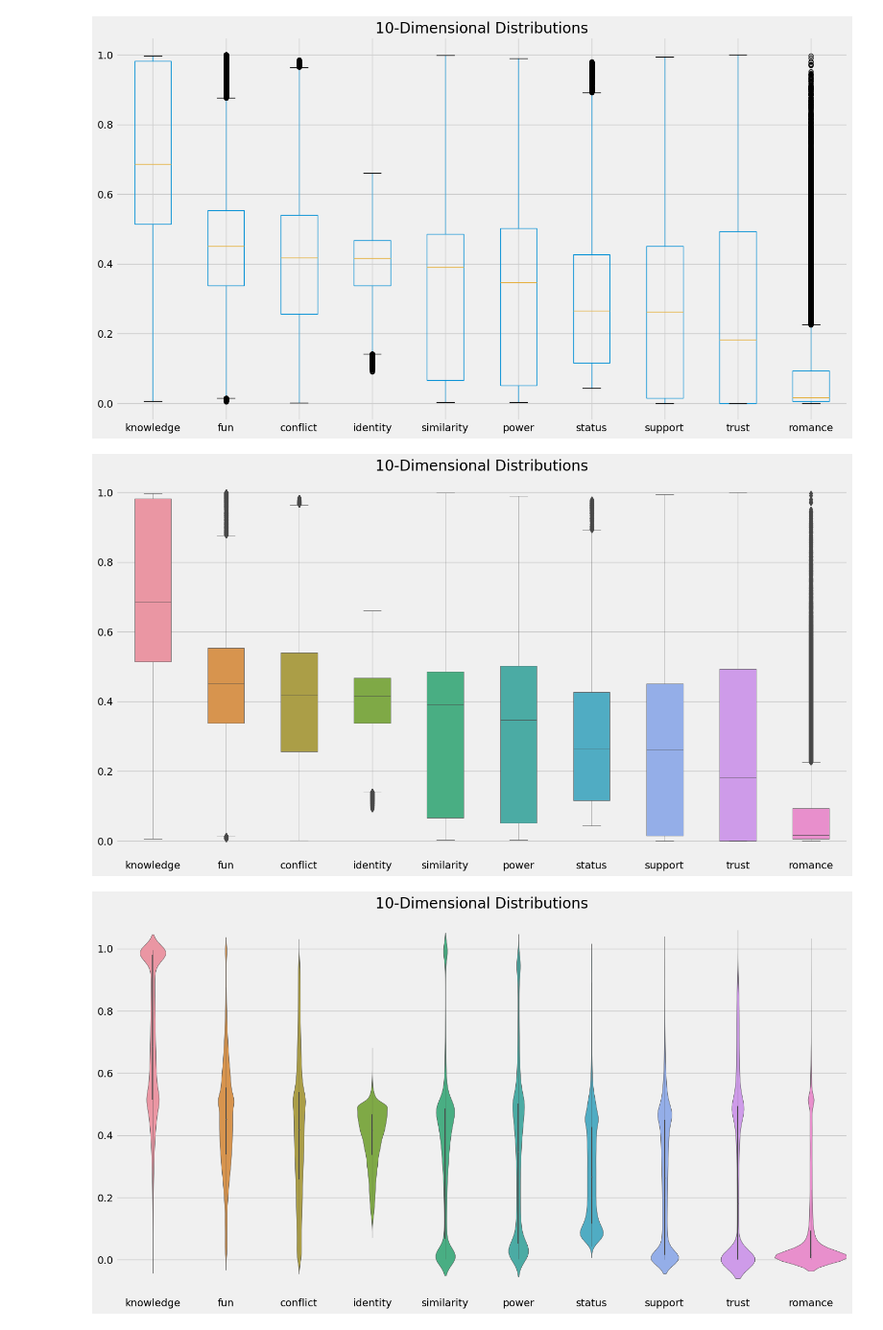
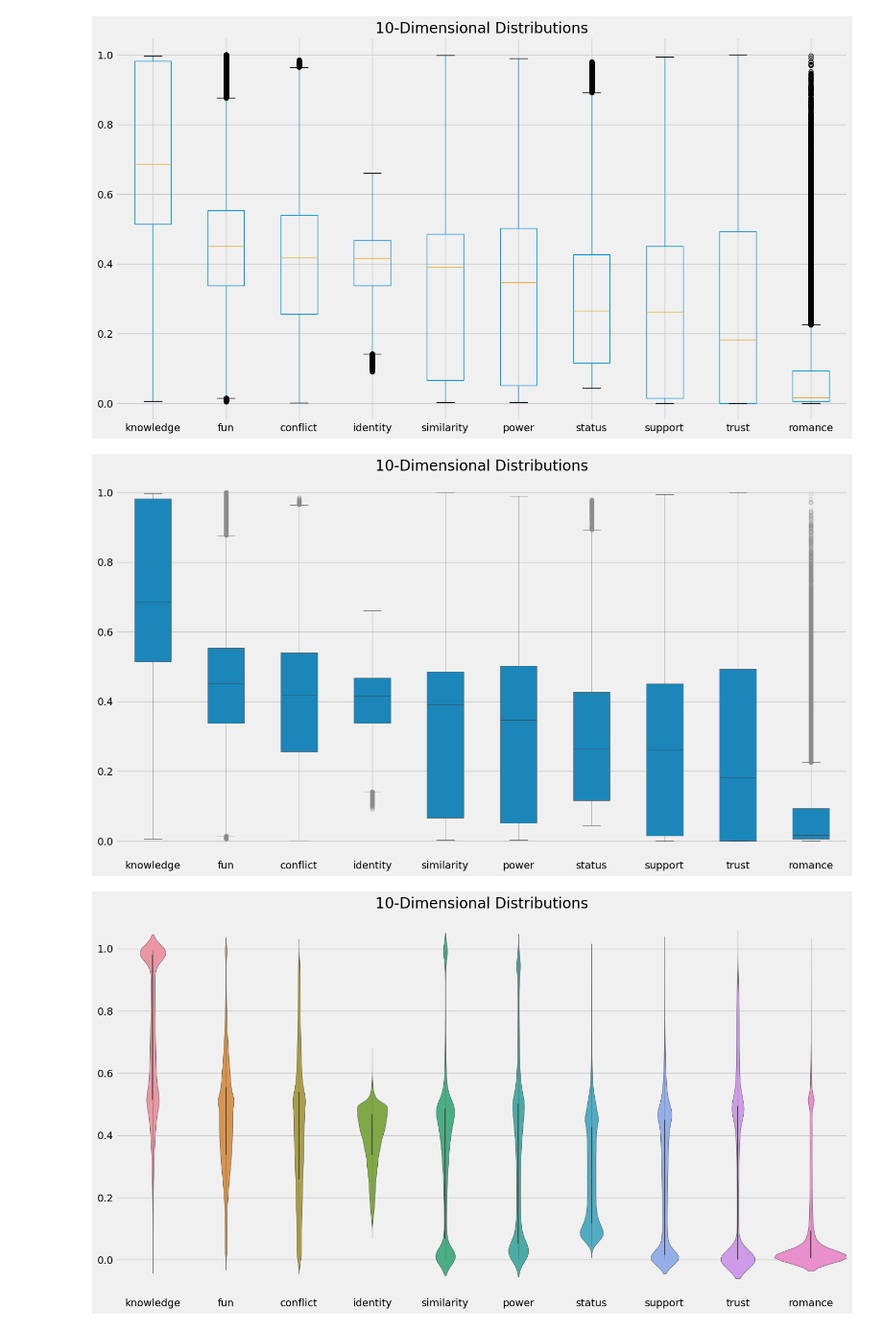
Before and after one commit to DueViktor/WildDataExam, a Jupyter notebook: Visualization.ipynb, the cells around one changed output. Shown at 96% size. Drawn from its saved outputs; the diff is of its cells as text; code cells hidden in the pictures.

```diff
--- a/Visualization.ipynb
+++ b/Visualization.ipynb
@@ -34,3 +37,17 @@ df.boxplot()
 # %% [output]
 <AxesSubplot: title={'center': '10-Dimensional Distributions'}>
 [figure]
+# %%
+plt.style.use('fivethirtyeight')
+
+colors = plt.rcParams['axes.prop_cycle'].by_key()['color']
+fte = []
+for color in colors:
+    fte.append(color)
+#E24A33
+#348ABD
+#988ED5
+#777777
+#FBC15E
+#8EBA42
+#FFB5B8
@@ -37,10 +56,12 @@ df.boxplot()
 # %%
 plt.figure(figsize=[16,9])
 plt.title('10-Dimensional Distributions')
-sns.boxplot(data=df,width=0.5,linewidth=0.5)
+flierprops = dict(marker='o', markerfacecolor='None', markersize=5,alpha=0.2,markeredgecolor = fte[4])
+
+sns.boxplot(data=df,width=0.5,linewidth=0.5,color=fte[0],flierprops=flierprops)
 plt.savefig(viz_path+'boxplot.png')
 # %% [output]
-[figure, old version]
+[figure, new version]
 # %%
 plt.figure(figsize=[16,9])
 plt.title('10-Dimensional Distributions')
```
Also changed, not shown: parts of 12 cells of this notebook, 7 other files.
